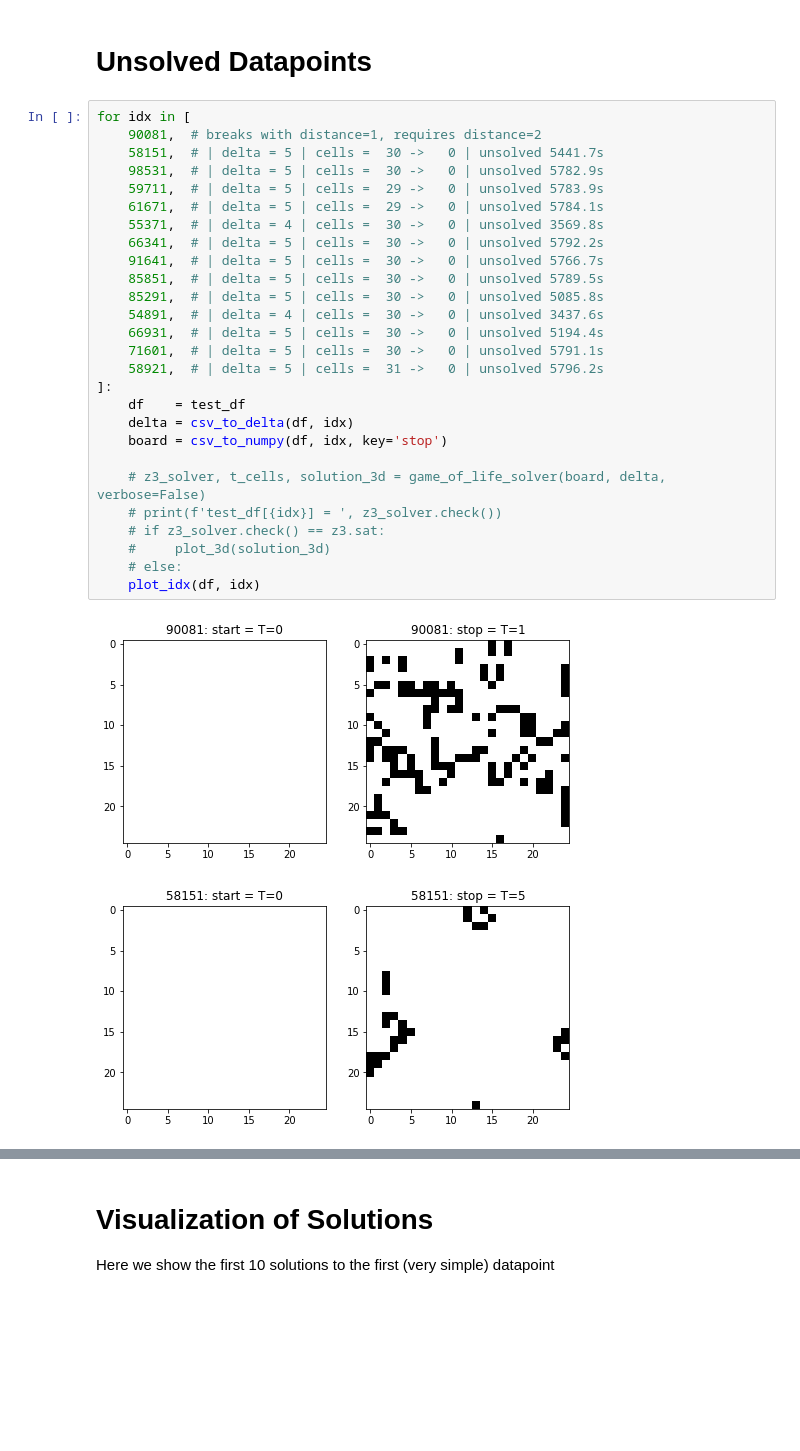
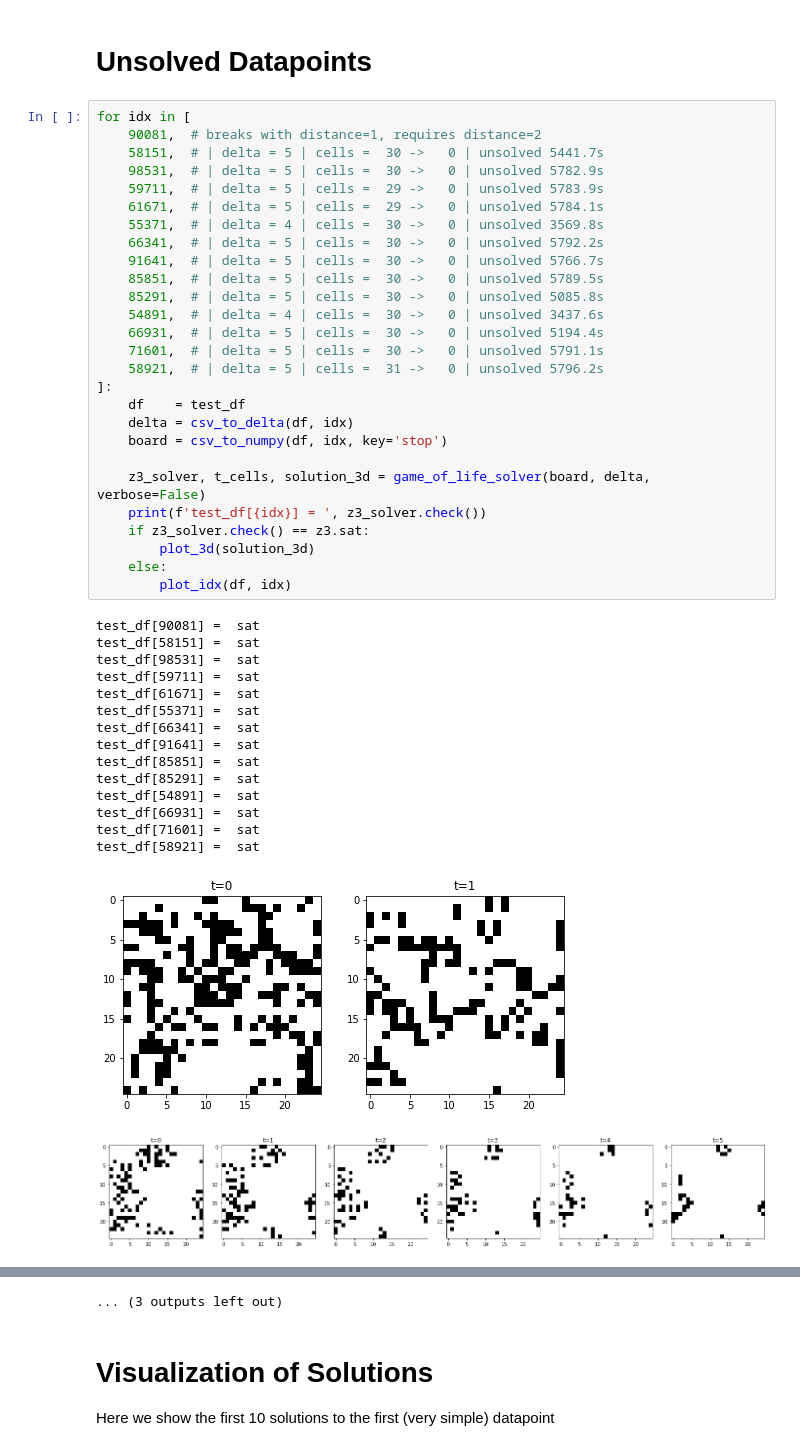
Before and after one commit to JamesMcGuigan/ai-games, a Jupyter notebook: puzzles/game_of_life/constraint_satisfaction/z3_solver.ipynb, the cells around one changed output, grey strips where cells are left out. Saved outputs shown, nothing was run; the diff lists cells and outputs as text; blank space fills up the shorter version.

Commit message:
Game Of Life | z3_solver.ipynb | rerun notebook

```diff
--- a/puzzles/game_of_life/constraint_satisfaction/z3_solver.ipynb
+++ b/puzzles/game_of_life/constraint_satisfaction/z3_solver.ipynb
@@ -63,30 +63,44 @@ from utils.util import csv_to_numpy
 # %%
 for idx in [
     90081,  # breaks with distance=1, requires distance=2
     58151,  # | delta = 5 | cells =  30 ->   0 | unsolved 5441.7s
     98531,  # | delta = 5 | cells =  30 ->   0 | unsolved 5782.9s
     59711,  # | delta = 5 | cells =  29 ->   0 | unsolved 5783.9s
     61671,  # | delta = 5 | cells =  29 ->   0 | unsolved 5784.1s
     55371,  # | delta = 4 | cells =  30 ->   0 | unsolved 3569.8s
     66341,  # | delta = 5 | cells =  30 ->   0 | unsolved 5792.2s
     91641,  # | delta = 5 | cells =  30 ->   0 | unsolved 5766.7s
     85851,  # | delta = 5 | cells =  30 ->   0 | unsolved 5789.5s
     85291,  # | delta = 5 | cells =  30 ->   0 | unsolved 5085.8s
     54891,  # | delta = 4 | cells =  30 ->   0 | unsolved 3437.6s
     66931,  # | delta = 5 | cells =  30 ->   0 | unsolved 5194.4s
     71601,  # | delta = 5 | cells =  30 ->   0 | unsolved 5791.1s
     58921,  # | delta = 5 | cells =  31 ->   0 | unsolved 5796.2s
 ]:
     df    = test_df
     delta = csv_to_delta(df, idx)
     board = csv_to_numpy(df, idx, key='stop')
 
-    # z3_solver, t_cells, solution_3d = game_of_life_solver(board, delta, verbose=False)
-    # print(f'test_df[{idx}] = ', z3_solver.check())
-    # if z3_solver.check() == z3.sat:
-    #     plot_3d(solution_3d)
-    # else:
-    plot_idx(df, idx)
+    z3_solver, t_cells, solution_3d = game_of_life_solver(board, delta, verbose=False)
+    print(f'test_df[{idx}] = ', z3_solver.check())
+    if z3_solver.check() == z3.sat:
+        plot_3d(solution_3d)
+    else:
+        plot_idx(df, idx)
 # %% [output]
+test_df[90081] =  sat
+test_df[58151] =  sat
+test_df[98531] =  sat
+test_df[59711] =  sat
+test_df[61671] =  sat
+test_df[55371] =  sat
+test_df[66341] =  sat
+test_df[91641] =  sat
+test_df[85851] =  sat
+test_df[85291] =  sat
+test_df[54891] =  sat
+test_df[66931] =  sat
+test_df[71601] =  sat
+test_df[58921] =  sat
-[figure, old version]
+[figure, new version]
-[figure, old version]
+[figure, new version]
@@ -105,3 +116,4 @@ for idx in [
+... (3 outputs left out)
 # %% [markdown]
 # Visualization of Solutions
 
```
Also changed, not shown: parts of 5 cells of this notebook.
